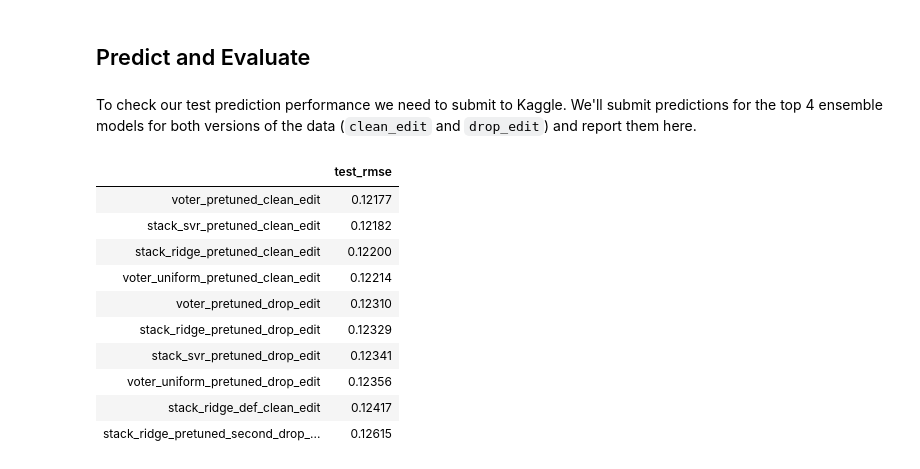
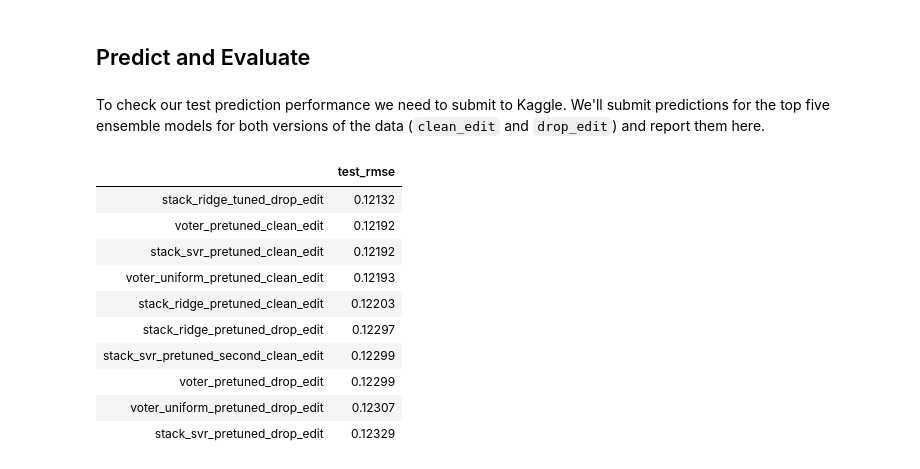
Before and after one commit to rmwenzel/ames_house_prices, a Jupyter notebook: notebooks/model.ipynb, the cells around one changed output. Cells and saved outputs as stored; diff of their text form; code cells hidden in the pictures.

```diff
--- a/notebooks/model.ipynb
+++ b/notebooks/model.ipynb
@@ -1308,5 +1308,4 @@ Now we look at the performance of all our ensemble models.
 # %%
 # compare results of tuned models -- warning this takes a LONG time
 ens_comp_df = compare_performance(ensembles, model_data, random_state=27)
-ens_comp_df = ens_comp_df.sort_values(by=('clean_edit', 'cv_rmse'), ascending=True)
 ens_comp_df = ens_comp_df.reset_index(drop=True)
@@ -1348,7 +1373,7 @@ pickle_to_file(ensembles, '../training/ens_tuned_params.pkl')
 # %% [markdown]
 ## Predict and Evaluate
 # %% [markdown]
-To check our test prediction performance we need to submit to Kaggle. We'll submit predictions for the top 4 ensemble models for both versions of the data (`clean_edit` and `drop_edit`) and report them here.
+To check our test prediction performance we need to submit to Kaggle. We'll submit predictions for the top five ensemble models for both versions of the data (`clean_edit` and `drop_edit`) and report them here.
 # %%
 # save top 5 models from both data sets
 save_top_model_predictions(ensembles=ensembles, ens_comp_df=ens_comp_df,
@@ -1361,26 +1386,26 @@ save_top_model_predictions(ensembles=ensembles, ens_comp_df=ens_comp_df,
 # %%
 # Enter results of Kaggle submissions
 test_comp_df = test_comp(ens_comp_df)
-test_comp_df.loc['stack_ridge_pretuned_second_drop_edit'] = 0.12615
-test_comp_df.loc['voter_pretuned_drop_edit'] = 0.12310
-test_comp_df.loc['voter_uniform_pretuned_drop_edit'] = 0.12356
-test_comp_df.loc['stack_svr_pretuned_drop_edit'] = 0.12341
-test_comp_df.loc['stack_ridge_pretuned_drop_edit'] = 0.12329
-test_comp_df.loc['stack_ridge_def_clean_edit'] = 0.12417
-test_comp_df.loc['stack_svr_pretuned_clean_edit'] = 0.12182
-test_comp_df.loc['stack_ridge_pretuned_clean_edit'] = 0.12200
-test_comp_df.loc['voter_uniform_pretuned_clean_edit'] = 0.12214
-test_comp_df.loc['voter_pretuned_clean_edit'] = 0.12177
+test_comp_df.loc['stack_ridge_pretuned_drop_edit'] = 0.12297
+test_comp_df.loc['voter_uniform_pretuned_drop_edit'] = 0.12307
+test_comp_df.loc['stack_ridge_tuned_drop_edit'] = 0.12132
+test_comp_df.loc['voter_pretuned_drop_edit'] = 0.12299
+test_comp_df.loc['stack_svr_pretuned_drop_edit'] = 0.12329
+test_comp_df.loc['stack_svr_pretuned_second_clean_edit'] = 0.12299
+test_comp_df.loc['stack_svr_pretuned_clean_edit'] = 0.12192
+test_comp_df.loc['stack_ridge_pretuned_clean_edit'] = 0.12203
+test_comp_df.loc['voter_pretuned_clean_edit'] = 0.12192
+test_comp_df.loc['voter_uniform_pretuned_clean_edit'] = 0.12193
 test_comp_df.sort_values(by='test_rmse')
 # %% [output]
 |  | test_rmse |
-| voter_pretuned_clean_edit | 0.12177 |
-| stack_svr_pretuned_clean_edit | 0.12182 |
-| stack_ridge_pretuned_clean_edit | 0.12200 |
-| voter_uniform_pretuned_clean_edit | 0.12214 |
-| voter_pretuned_drop_edit | 0.12310 |
-| stack_ridge_pretuned_drop_edit | 0.12329 |
-| stack_svr_pretuned_drop_edit | 0.12341 |
-| voter_uniform_pretuned_drop_edit | 0.12356 |
-| stack_ridge_def_clean_edit | 0.12417 |
-| stack_ridge_pretuned_second_drop_... | 0.12615 |
+| stack_ridge_tuned_drop_edit | 0.12132 |
+| voter_pretuned_clean_edit | 0.12192 |
+| stack_svr_pretuned_clean_edit | 0.12192 |
+| voter_uniform_pretuned_clean_edit | 0.12193 |
+| stack_ridge_pretuned_clean_edit | 0.12203 |
+| stack_ridge_pretuned_drop_edit | 0.12297 |
+| stack_svr_pretuned_second_clean_edit | 0.12299 |
+| voter_pretuned_drop_edit | 0.12299 |
+| voter_uniform_pretuned_drop_edit | 0.12307 |
+| stack_svr_pretuned_drop_edit | 0.12329 |
```
Also changed, not shown: parts of 10 cells of this notebook, 14 other files.
